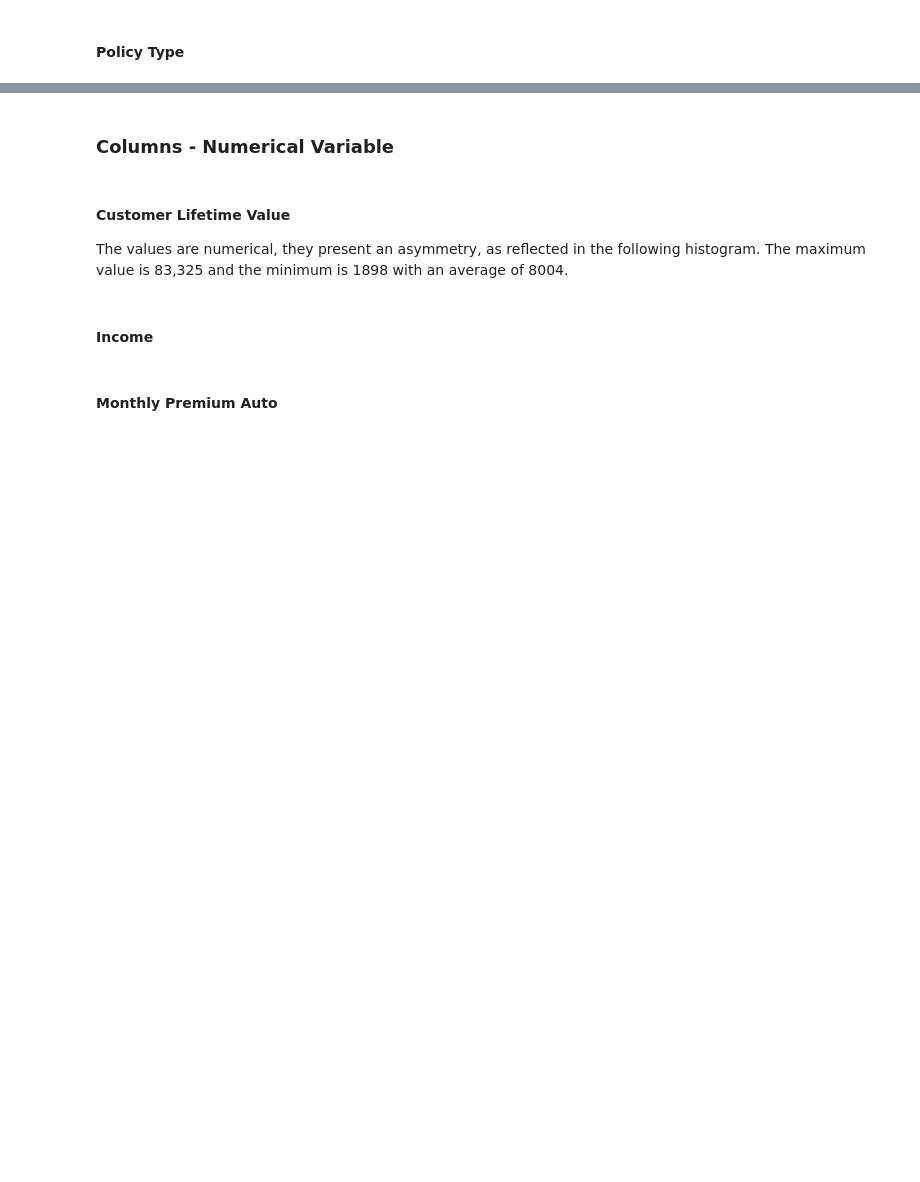
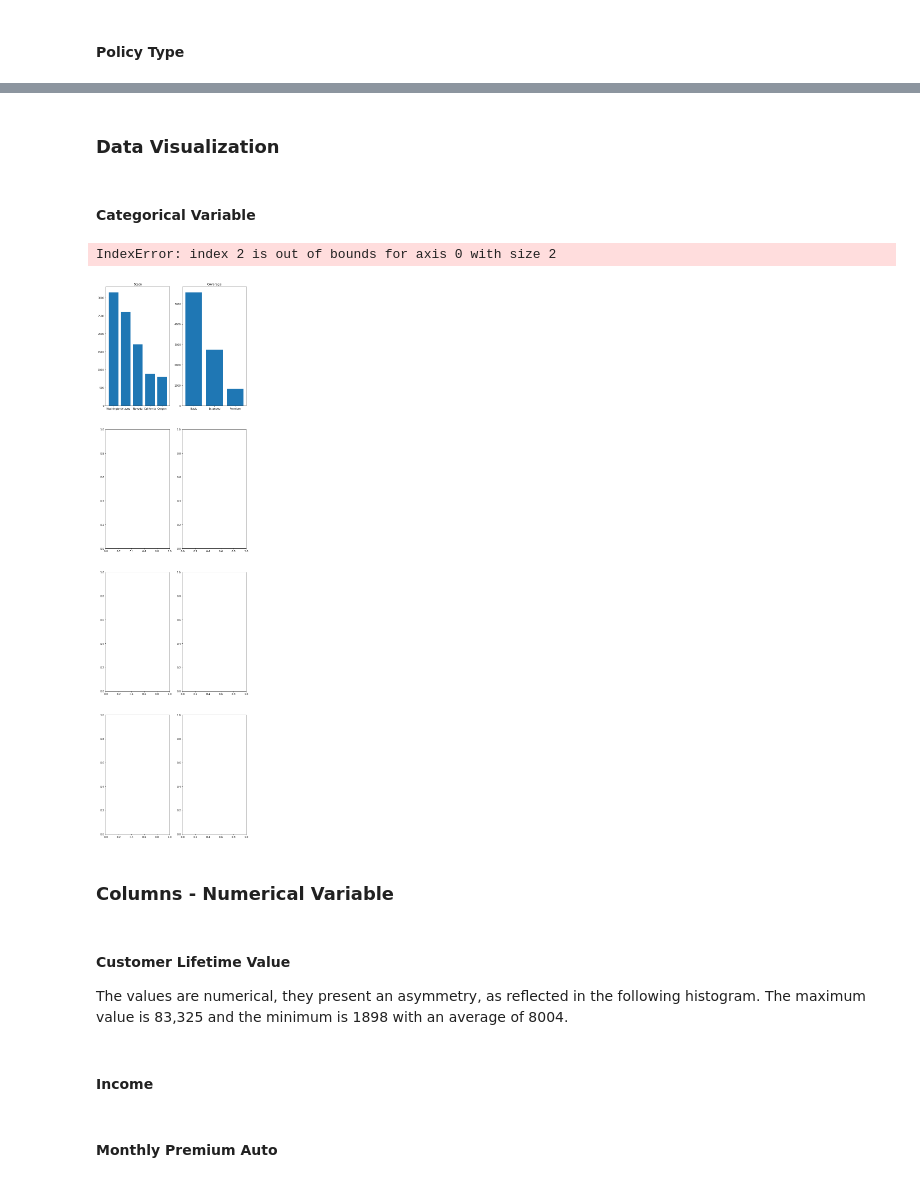
Before and after one commit to miriammg/Final-Project-IH, a Jupyter notebook: Final Project.ipynb, the cells around one changed output, grey strips where cells are left out. Cells and saved outputs as stored; diff of their text form; code cells hidden in the pictures; blank space fills up the shorter version.

```diff
--- a/Final Project.ipynb
+++ b/Final Project.ipynb
@@ -243,5 +201,0 @@ Vehicle Size
-# %%
-y = ['State','Response','Coverage', 'Education', 'EmploymentStatus', 'Gender', 'Location Code', 'Marital Status', 'Policy Type', 'Policy', 'Renew Offer Type', 'Sales Channel', 'Vehicle Class', 'Vehicle Size']
-fig, axes = plt.subplots(3,5, figsize=(20,20))
-for i, x in enumerate(y):
-    i.bar(df[x].unique(), df[x].value_counts())
@@ -251,7 +201,0 @@ AttributeError: 'int' object has no attribute 'bar'
-# %%
-#y = [df[x] for x in df.columns if df[x].dtype == object]
-object_columns=['State','Response','Coverage']
-fig,axes =plt.subplots(5,3,figsize=(10,12))
-for i, x in enumerate(axes.flatten()):
-    x.bar(df[i].unique(), df[i].value_counts(), 0.75, color="blue")
-    x.set_xticks(df[i].unique())
@@ -261,8 +202,3 @@ display(y)
-# %%
-y = [df[x] for x in df.columns if df[x].dtype == object]
-fig, ax = plt.subplots(1,(len(y)), figsize=(12,4))
-for i, x in enumerate(y):
-    ax[i].bar(df[x].unique(), df[x].value_counts(), 0.75, color="blue")
 # %% [markdown]
 #### Response
 'Response' is a categorical variable:
@@ -334,6 +334,0 @@ print((df['Policy Type'].value_counts()/ sum(df['Policy Type'].value_counts()))*
-# %%
-fig, ax = plt.subplots(1, (len(y))), figsize(20,5)
-
-
-for i in range(len(y)):
-    ax[i].bar(df[i].unique(), df[i].value_counts(), 0.75, color="blue")
@@ -348,3 +423,16 @@ Vehicle Size                     9134 non-null object
+# %% [markdown]
+### Data Visualization
+# %% [markdown]
+#### Categorical Variable
+# %%
+y = [col for col in df.columns if (col != 'Customer') and (df[col].dtype == object)]
+fig, axes = plt.subplots(int((len(y)/2)), 2, figsize=(10,40))
+for i, x in enumerate(y):
+    axes[int(i/2)][i%2].bar(df[x].unique(), df[x].value_counts())
+    axes[int(i/2)][i%2].set_title(x)
+# %% [output]
+IndexError: index 2 is out of bounds for axis 0 with size 2
+[figure, added]
 # %% [markdown]
 ### Columns - Numerical Variable
 # %% [markdown]
```
Also changed, not shown: parts of 28 cells of this notebook, 1 other file.
